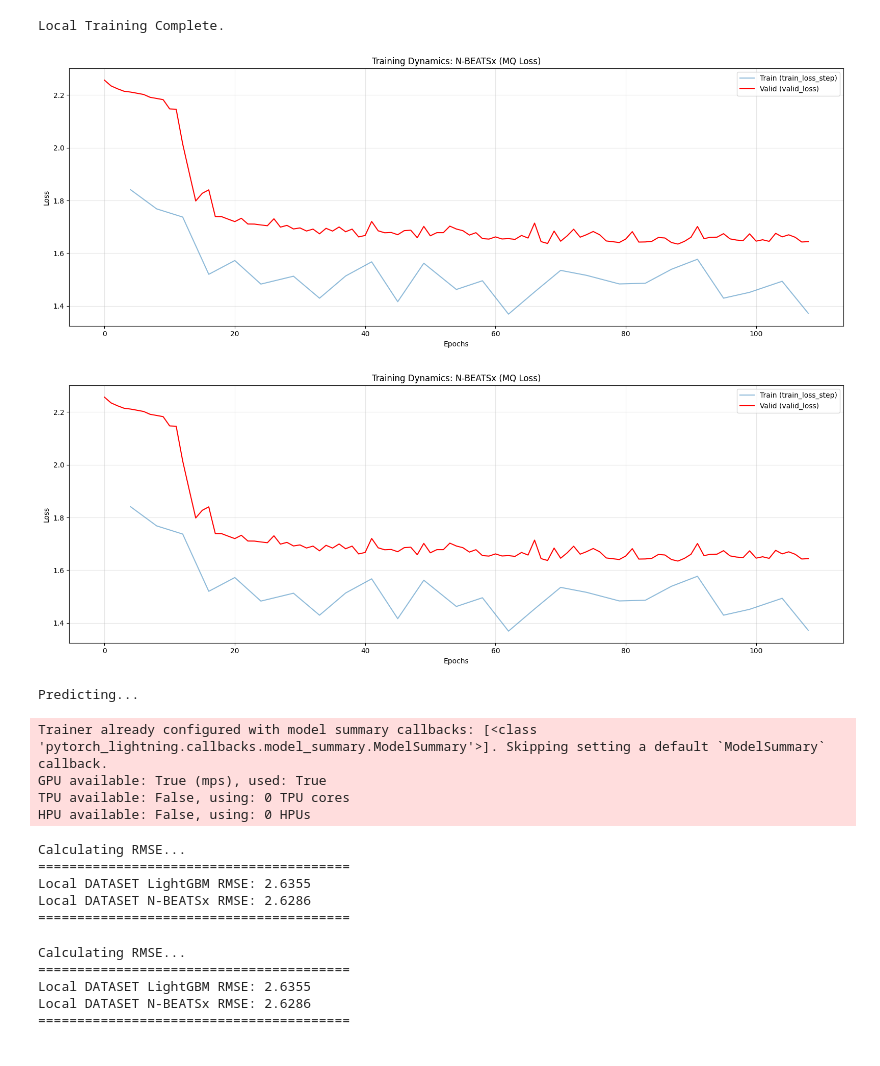
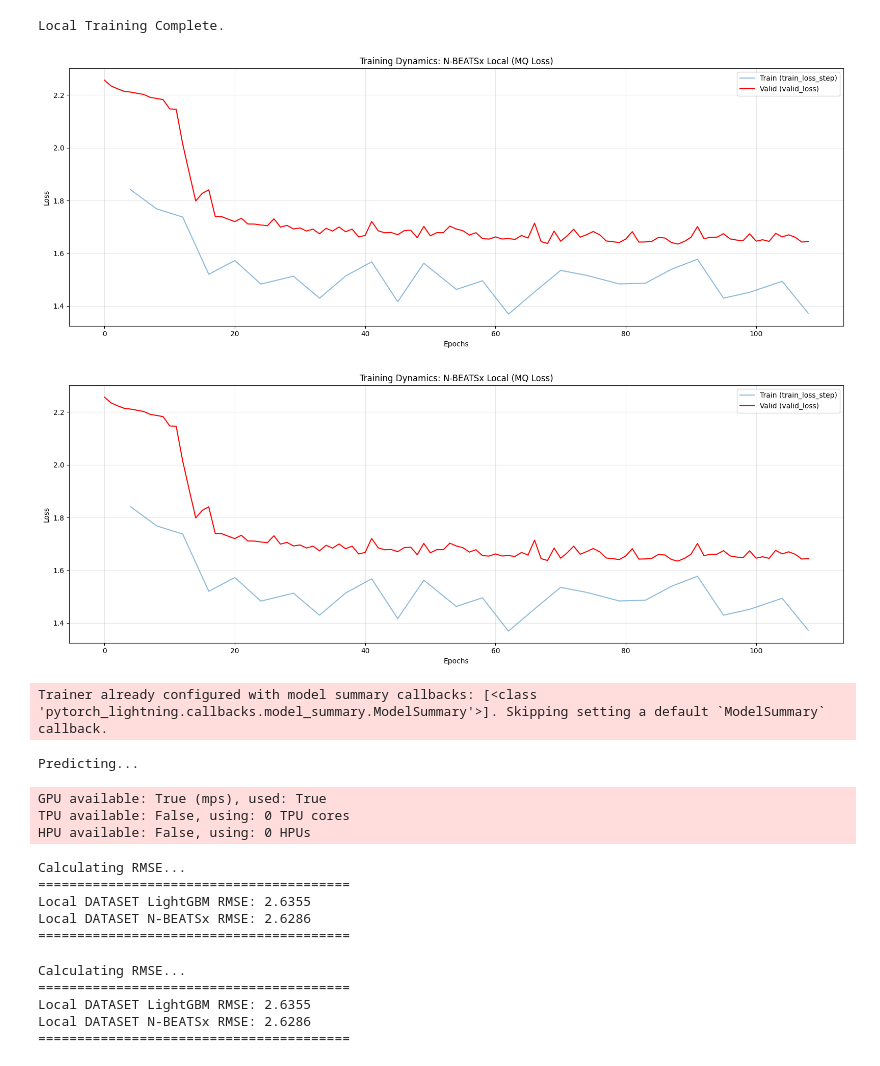
Before and after one commit to Zak-Las/Walmart-Demand-Forcasting, a Jupyter notebook: Notebooks/01_local_dynamics.ipynb, the cells around one changed output. Saved outputs shown, nothing was run; the diff lists cells and outputs as text; code cells hidden in the pictures.

```diff
--- a/Notebooks/01_local_dynamics.ipynb
+++ b/Notebooks/01_local_dynamics.ipynb
@@ -622,16 +643,16 @@ Local Training Complete.
 # %%
 # ==========================================
 # DIAGNOSTIC: TRAINING CURVES
 # ==========================================
 # Plots train/valid loss from Lightning CSVLogger metrics.csv
 plot_nf_learning_curves(
-    model_name="N-BEATSx (MQ Loss)",
+    model_name="N-BEATSx Local (MQ Loss)",
     log_dir="logs/nbeats_mqloss_local",
     version="0",
  )
 # %% [output]
-[figure, old version]
+[figure, new version]
-[figure, old version]
+[figure, new version]
 # %%
 print("Predicting...")
 
@@ -652,7 +673,7 @@ print("Calculating RMSE...")
 rmse_mqloss_FoodCA = rmse_on_column(
     df=results_mqloss_FoodCA,
     y_col='y',
-    pred_col='NBEATSx_MQL-median',
+    pred_col='NBEATSx_MQL_Local-median',
  )
 
 print("="*40)
@@ -660,16 +681,16 @@ print(f"Local DATASET LightGBM RMSE: {lgbm_rmse:.4f}")
 print(f"Local DATASET N-BEATSx RMSE: {rmse_mqloss_FoodCA:.4f}")
 print("="*40)
 # %% [output]
-Predicting...
+Trainer already configured with model summary callbacks: [<class 'pytorch_lightning.callbacks.model_summary.ModelSummary'>]. Skipping setting a default `ModelSummary` callback.
-Trainer already configured with model summary callbacks: [<class 'pytorch_lightning.callbacks.model_summary.ModelSummary'>]. Skipping setting a default `ModelSummary` callback.
-GPU available: True (mps), used: True
-TPU available: False, using: 0 TPU cores
-HPU available: False, using: 0 HPUs
+Predicting...
-Calculating RMSE...
-========================================
-Local DATASET LightGBM RMSE: 2.6355
-Local DATASET N-BEATSx RMSE: 2.6286
-========================================
+GPU available: True (mps), used: True
+TPU available: False, using: 0 TPU cores
+HPU available: False, using: 0 HPUs
+Calculating RMSE...
+========================================
+Local DATASET LightGBM RMSE: 2.6355
+Local DATASET N-BEATSx RMSE: 2.6286
+========================================
 # %%
 # LightGBM predictions + actuals (standardized format from helper)
 lgbm_output_local = df_lgbm_local_preds.copy()
```
Also changed, not shown: parts of 7 cells of this notebook.
